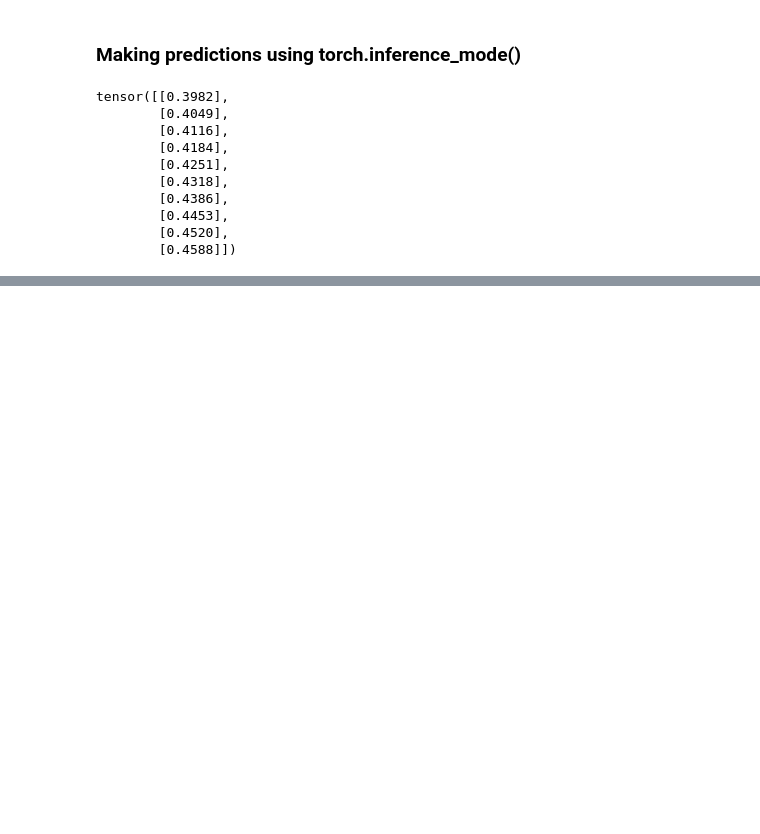
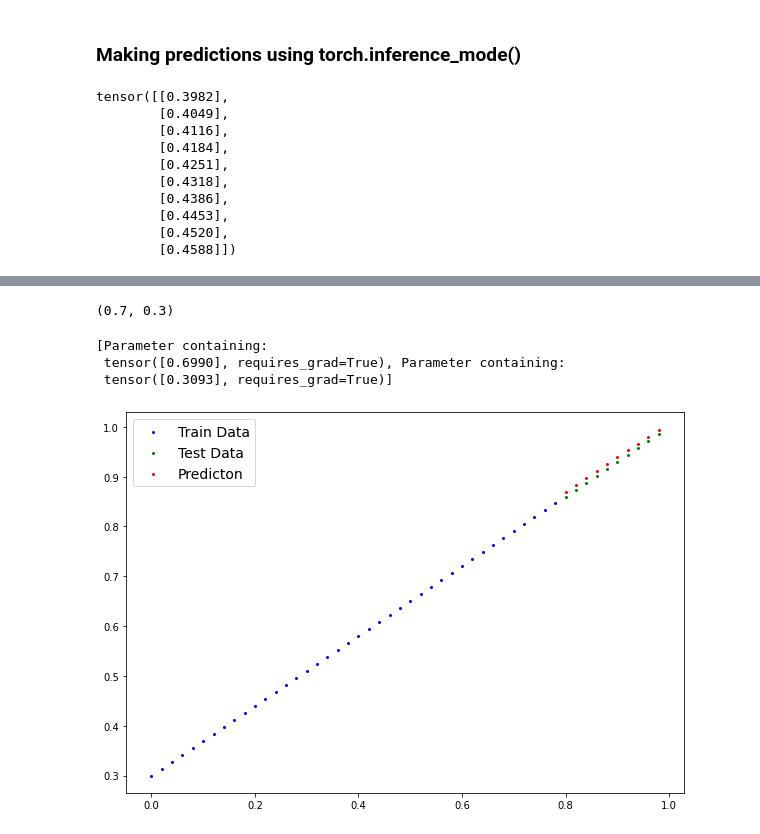
Before and after one commit to Hassan-jr/Deep-Learning, a Jupyter notebook: 01Workflow.ipynb, the cells around one changed output, grey strips where cells are left out. Saved outputs shown, nothing was run; the diff lists cells and outputs as text; code cells hidden in the pictures; blank space fills up the shorter version.

```diff
--- a/01Workflow.ipynb
+++ b/01Workflow.ipynb
@@ -131,0 +147,6 @@ AttributeError: ignored
+# %%
+# prepaire a loss function and an optimizer ( gradient decent and backpropagation)
+loss_fn = nn.L1Loss()
+
+optimizer = torch.optim.SGD(params = model_0.parameters(),
+                            lr=0.01)
@@ -131,0 +218,18 @@ AttributeError: ignored
+# %%
+weight, bias
+# %% [output]
+(0.7, 0.3)
+# %%
+
+list(model_0.parameters())
+# %% [output]
+[Parameter containing:
+ tensor([0.6990], requires_grad=True), Parameter containing:
+ tensor([0.3093], requires_grad=True)]
+# %%
+with torch.inference_mode():
+  y_pred_new=model_0(x_test)
+# %%
+plot_prediction(x_test,y_pred_new)
+# %% [output]
+[figure, added]
```
Also changed, not shown: parts of 6 cells of this notebook.
